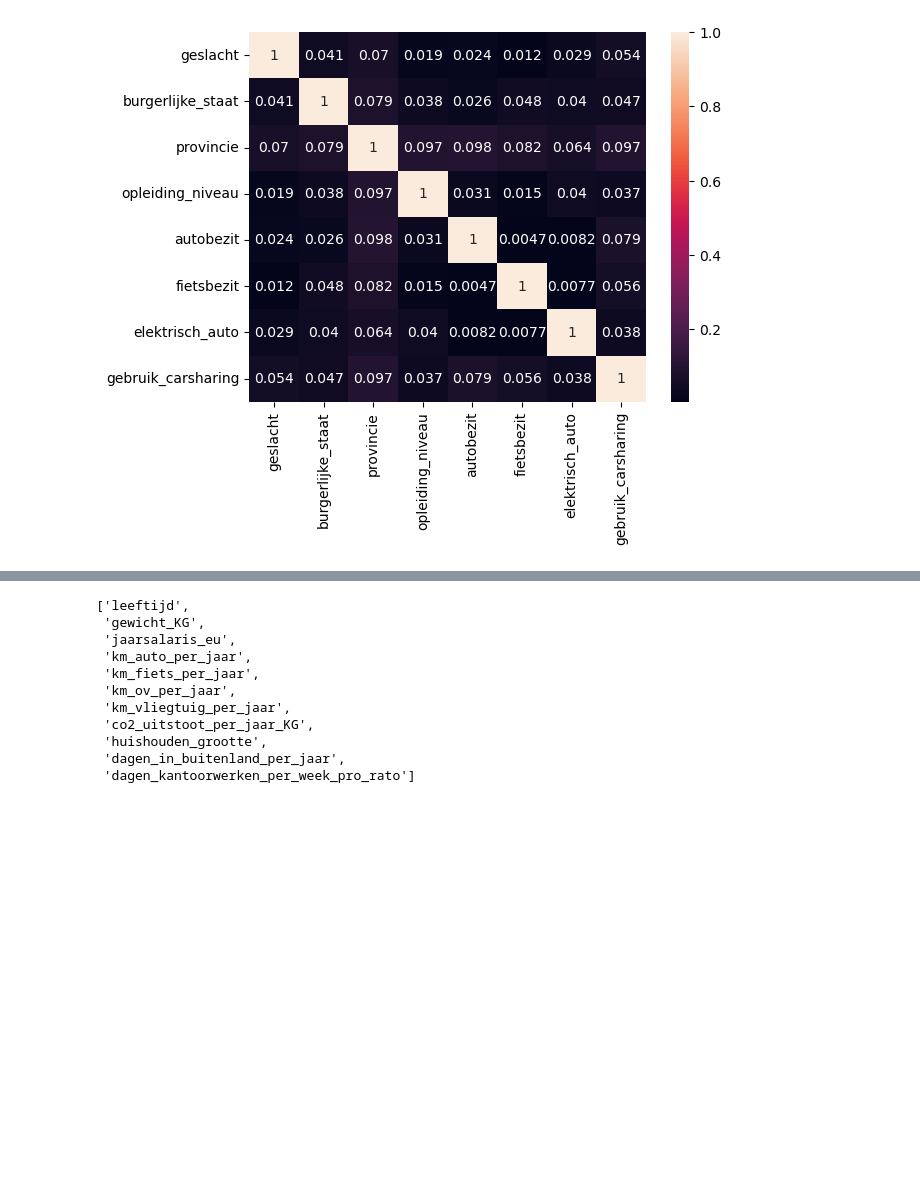
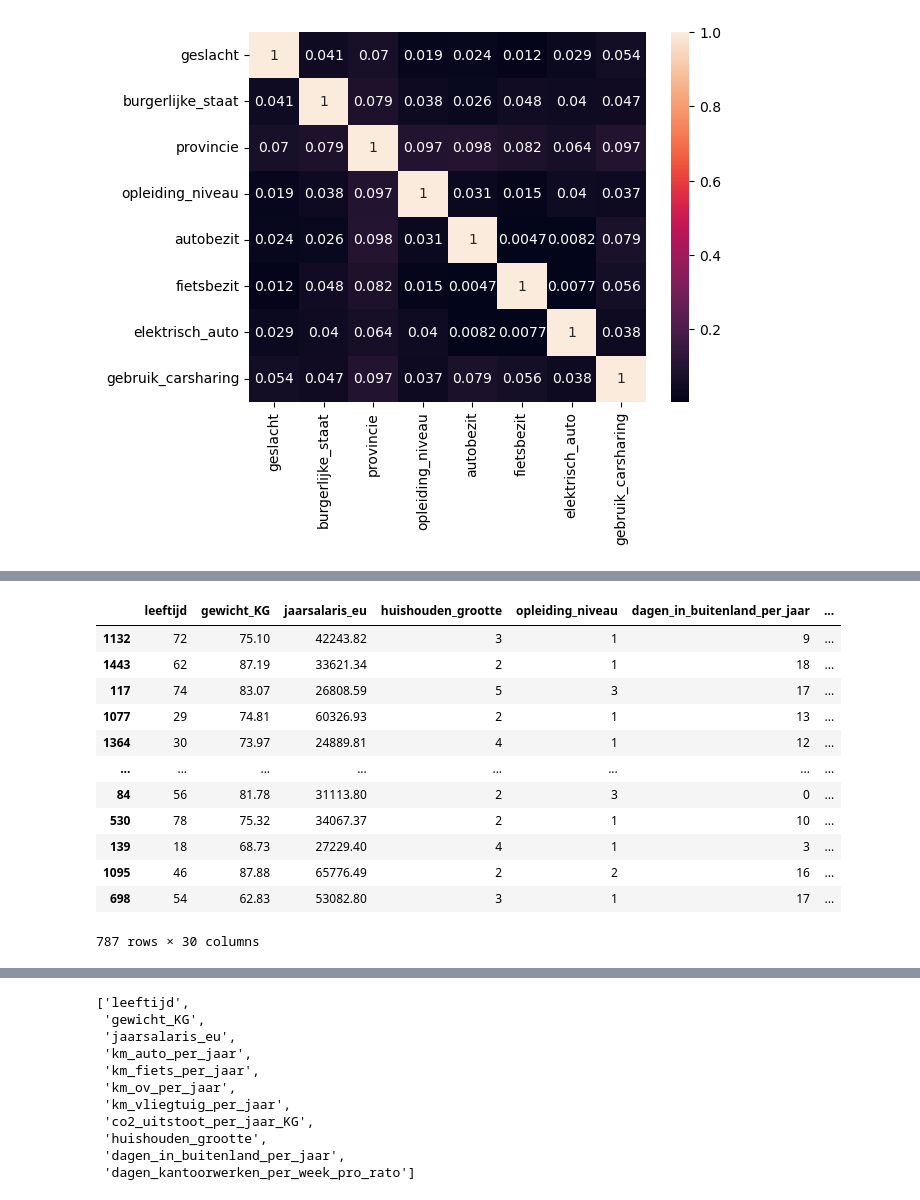
Before and after one commit to svenkr-6/Wiskunde_II_Portfolio, a Jupyter notebook: Sven.ipynb, the cells around one changed output, grey strips where cells are left out. Cells and saved outputs as stored; diff of their text form; code cells hidden in the pictures; blank space fills up the shorter version.

```diff
--- a/Sven.ipynb
+++ b/Sven.ipynb
@@ -183,0 +194,16 @@ from sklearn.linear_model import LinearRegression
+# %%
+X_train
+# %% [output]
+|  | leeftijd | gewicht_KG | jaarsalaris_eu | huishouden_grootte | opleiding_niveau | dagen_in_buitenland_per_jaar | ... |
+| 1132 | 72 | 75.10 | 42243.82 | 3 | 1 | 9 | ... |
+| 1443 | 62 | 87.19 | 33621.34 | 2 | 1 | 18 | ... |
+| 117 | 74 | 83.07 | 26808.59 | 5 | 3 | 17 | ... |
+| 1077 | 29 | 74.81 | 60326.93 | 2 | 1 | 13 | ... |
+| 1364 | 30 | 73.97 | 24889.81 | 4 | 1 | 12 | ... |
+| ... | ... | ... | ... | ... | ... | ... | ... |
+| 84 | 56 | 81.78 | 31113.80 | 2 | 3 | 0 | ... |
+| 530 | 78 | 75.32 | 34067.37 | 2 | 1 | 10 | ... |
+| 139 | 18 | 68.73 | 27229.40 | 4 | 1 | 3 | ... |
+| 1095 | 46 | 87.88 | 65776.49 | 2 | 2 | 16 | ... |
+| 698 | 54 | 62.83 | 53082.80 | 3 | 1 | 17 | ... |
+787 rows × 30 columns
```
Also changed, not shown: parts of 16 cells of this notebook.
